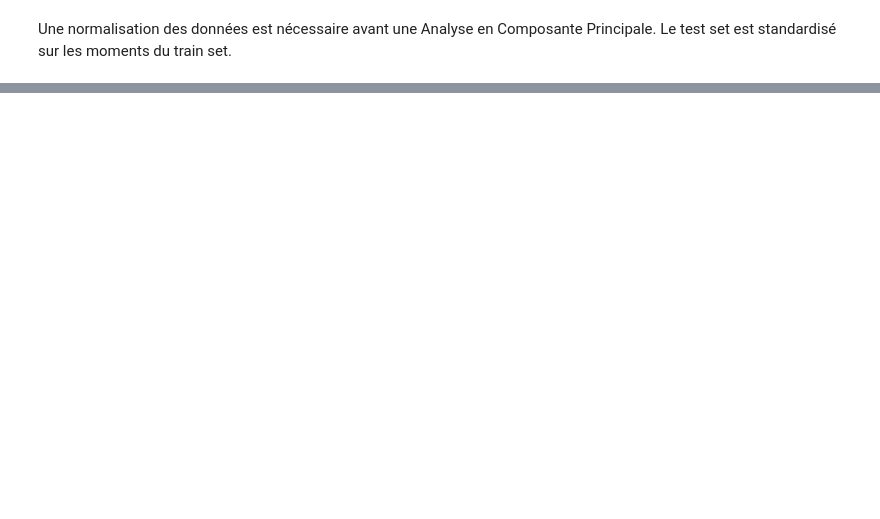
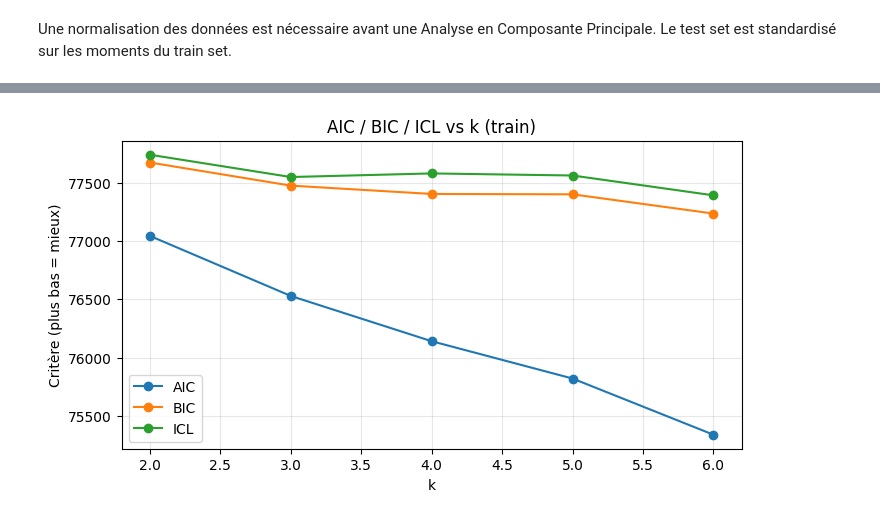
Before and after one commit to alexisdantzikian/ML_PM, a Jupyter notebook: nbs/main.ipynb, the cells around one changed output, grey strips where cells are left out. Cells and saved outputs as stored; diff of their text form; code cells hidden in the pictures; blank space fills up the shorter version.

```diff
--- a/nbs/main.ipynb
+++ b/nbs/main.ipynb
@@ -293,7 +309,7 @@ df_transformed.head()
 5 rows × 122 columns
 # %%
 # 2) Coupe du dataset
-df_transformed = df_transformed.loc[df_transformed.index >= "1962-07-01"]
+df_transformed = df_transformed.loc[df_transformed.index >= "1962-09-01"]
 
 # Vérification des NaN
 print("\nValeurs manquantes par colonne :")
@@ -327,3 +332,20 @@ train = df_transformed.loc[:split_date].copy()
 test  = df_transformed.loc[split_date:].copy()
 # %% [markdown]
 Une normalisation des données est nécessaire avant une Analyse en Composante Principale. Le test set est standardisé sur les moments du train set.
+# %%
+scaler = StandardScaler()
+
+scaler = StandardScaler()
+train_std = pd.DataFrame(
+    scaler.fit_transform(train),
+    index=train.index,
+    columns=train.columns
+)
+
+test_std = pd.DataFrame(
+    scaler.transform(test),
+    index=test.index,
+    columns=test.columns
+)
+
+dates_train = train_std.index   # c’est l’index temporel du train
@@ -329,0 +407,56 @@ Une normalisation des données est nécessaire avant une Analyse en Composante P
+# %%
+# === 1) Calcule et affiche les critères pour k in [2..5] ===
+k_candidates = range(2, 7)
+rows = []
+models = {}
+
+for k_ in k_candidates:
+    g = GaussianMixture(
+        n_components=k_,
+        covariance_type="diag",
+        n_init=10,
+        reg_covar=1e-6,
+        random_state=42
+    ).fit(X_pca_train)
+
+    bic = g.bic(X_pca_train)
+    aic = g.aic(X_pca_train)
+    tau = np.clip(g.predict_proba(X_pca_train), 1e-12, 1.0)
+    ent = (tau * np.log(tau)).sum()          # ENT <= 0
+    icl = bic - 2.0 * ent                    # ICL à minimiser
+
+    rows.append({"k": k_, "loglik": g.lower_bound_, "AIC": aic, "BIC": bic, "ENT": ent, "ICL": icl})
+    models[k_] = g
+
+ic_df = pd.DataFrame(rows).set_index("k")
+print("\n=== Critères par k (TRAIN) ===")
+print(ic_df.sort_values("ICL"))
+
+# (optionnel) petit plot pour t’aider à choisir
+plt.figure(figsize=(8,4))
+for col in ["AIC","BIC","ICL"]:
+    plt.plot(ic_df.index, ic_df[col], marker='o', label=col)
+plt.xlabel("k"); plt.ylabel("Critère (plus bas = mieux)")
+plt.title("AIC / BIC / ICL vs k (train)")
+plt.grid(alpha=0.3); plt.legend(); plt.show()
+
+# === 2) Choix manuel du nombre de régimes ===
+chosen_k = 6  # <-- mets la valeur que TU veux
+gmm = models[chosen_k]
+
+# Sécurité : si tu préfères refitter proprement (mêmes hyperparams) :
+# gmm = GaussianMixture(n_components=chosen_k, covariance_type="diag",
+#                       n_init=10, reg_covar=1e-6, random_state=42).fit(X_pca_train)
+
+if hasattr(gmm, "converged_") and not gmm.converged_:
+    print("GMM non convergé.")
+
+# === 3) Prédictions (train) ===
+labels_tr = gmm.predict(X_pca_train)
+probas_tr = gmm.predict_proba(X_pca_train)
+llk_tr    = gmm.score_samples(X_pca_train)
+
+# construit la série indexée pour tes plots
+dates_train = X_pca_train.index
+gmm_labels = pd.Series(labels_tr, index=dates_train, name="gmm_label").astype(int)
+# %% [output]
@@ -329,0 +471 @@ Une normalisation des données est nécessaire avant une Analyse en Composante P
+[figure, added]
```
Also changed, not shown: parts of 9 cells of this notebook.
